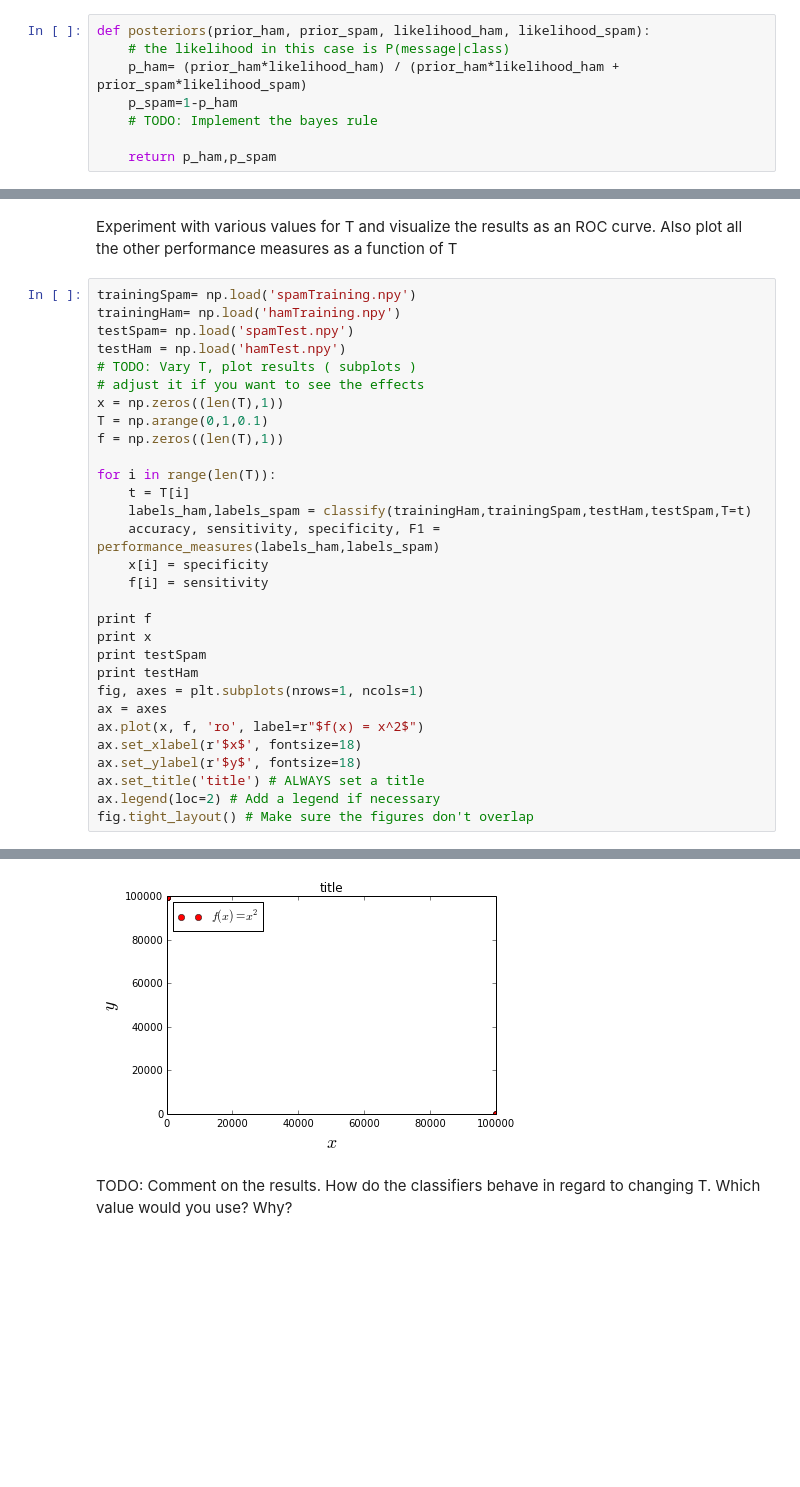
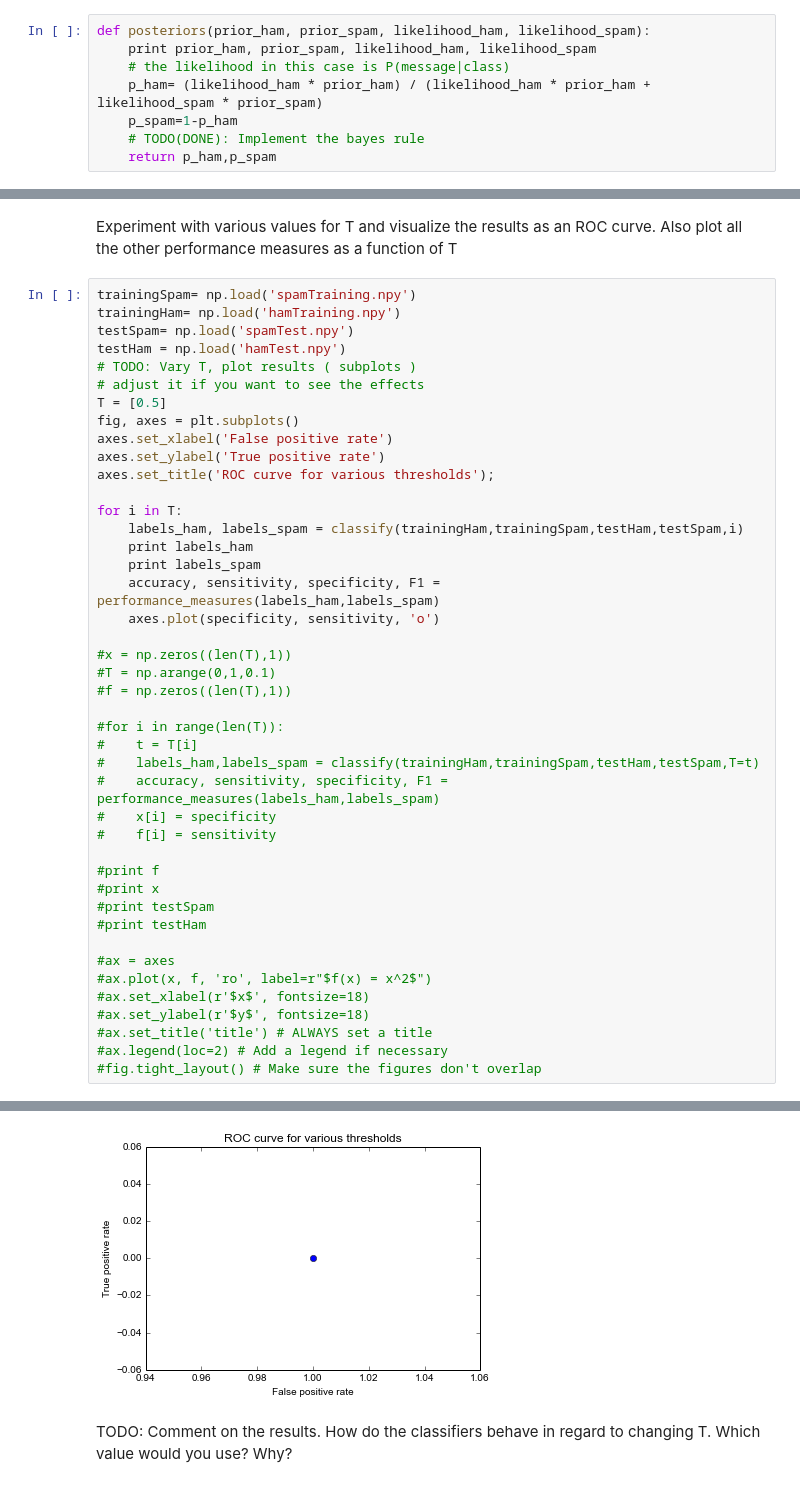
Before and after one commit to JensMeiners/ML1, a Jupyter notebook: Ex02/Sheet02_Implementation.ipynb, the cells around one changed output, grey strips where cells are left out. Drawn from its saved outputs; the diff is of its cells as text; blank space fills up the shorter version.

```diff
--- a/Ex02/Sheet02_Implementation.ipynb
+++ b/Ex02/Sheet02_Implementation.ipynb
@@ -69,11 +75,11 @@ Determine the posteriors P(HAM| message) and P(SPAM| message) using the Bayes ru
 $P(CLASS|message) = \frac{P(message|class)P(class)}{P(message|ham)P(ham) + P(message|spam)P(spam)}$
 # %%
 def posteriors(prior_ham, prior_spam, likelihood_ham, likelihood_spam):
+    print prior_ham, prior_spam, likelihood_ham, likelihood_spam
     # the likelihood in this case is P(message|class)
-    p_ham= (prior_ham*likelihood_ham) / (prior_ham*likelihood_ham + prior_spam*likelihood_spam)
+    p_ham= (likelihood_ham * prior_ham) / (likelihood_ham * prior_ham + likelihood_spam * prior_spam)
     p_spam=1-p_ham
-    # TODO: Implement the bayes rule
-
+    # TODO(DONE): Implement the bayes rule
     return p_ham,p_spam
 # %% [markdown]
 ### 2: Classifying New Points
@@ -142,27 +149,40 @@ testSpam= np.load('spamTest.npy')
 testHam = np.load('hamTest.npy')
 # TODO: Vary T, plot results ( subplots )
 # adjust it if you want to see the effects
-x = np.zeros((len(T),1))
-T = np.arange(0,1,0.1)
-f = np.zeros((len(T),1))
+T = [0.5]
+fig, axes = plt.subplots()
+axes.set_xlabel('False positive rate')
+axes.set_ylabel('True positive rate')
+axes.set_title('ROC curve for various thresholds');
 
-for i in range(len(T)):
-    t = T[i]
-    labels_ham,labels_spam = classify(trainingHam,trainingSpam,testHam,testSpam,T=t)
+for i in T:
+    labels_ham, labels_spam = classify(trainingHam,trainingSpam,testHam,testSpam,i)
+    print labels_ham
+    print labels_spam
     accuracy, sensitivity, specificity, F1 = performance_measures(labels_ham,labels_spam)
-    x[i] = specificity
-    f[i] = sensitivity
+    axes.plot(specificity, sensitivity, 'o')
 
-print f
-print x
-print testSpam
-print testHam
-fig, axes = plt.subplots(nrows=1, ncols=1)
-ax = axes
-ax.plot(x, f, 'ro', label=r"$f(x) = x^2$")
-ax.set_xlabel(r'$x$', fontsize=18)
-ax.set_ylabel(r'$y$', fontsize=18)
-ax.set_title('title') # ALWAYS set a title
-ax.legend(loc=2) # Add a legend if necessary
-fig.tight_layout() # Make sure the figures don't overlap
+#x = np.zeros((len(T),1))
+#T = np.arange(0,1,0.1)
+#f = np.zeros((len(T),1))
+
+#for i in range(len(T)):
+#    t = T[i]
+#    labels_ham,labels_spam = classify(trainingHam,trainingSpam,testHam,testSpam,T=t)
+#    accuracy, sensitivity, specificity, F1 = performance_measures(labels_ham,labels_spam)
+#    x[i] = specificity
+#    f[i] = sensitivity
+
+#print f
+#print x
+#print testSpam
+#print testHam
+
+#ax = axes
+#ax.plot(x, f, 'ro', label=r"$f(x) = x^2$")
+#ax.set_xlabel(r'$x$', fontsize=18)
+#ax.set_ylabel(r'$y$', fontsize=18)
+#ax.set_title('title') # ALWAYS set a title
+#ax.legend(loc=2) # Add a legend if necessary
+#fig.tight_layout() # Make sure the figures don't overlap
 # %% [output]
@@ -186,4 +206,4 @@ fig.tight_layout() # Make sure the figures don't overlap
-[figure, old version]
+[figure, new version]
 # %% [markdown]
 TODO: Comment on the results. How do the classifiers behave in regard to changing T. Which value would you use? Why?
 # %% [markdown]
```
Also changed, not shown: parts of 5 cells of this notebook, 2 other files.
